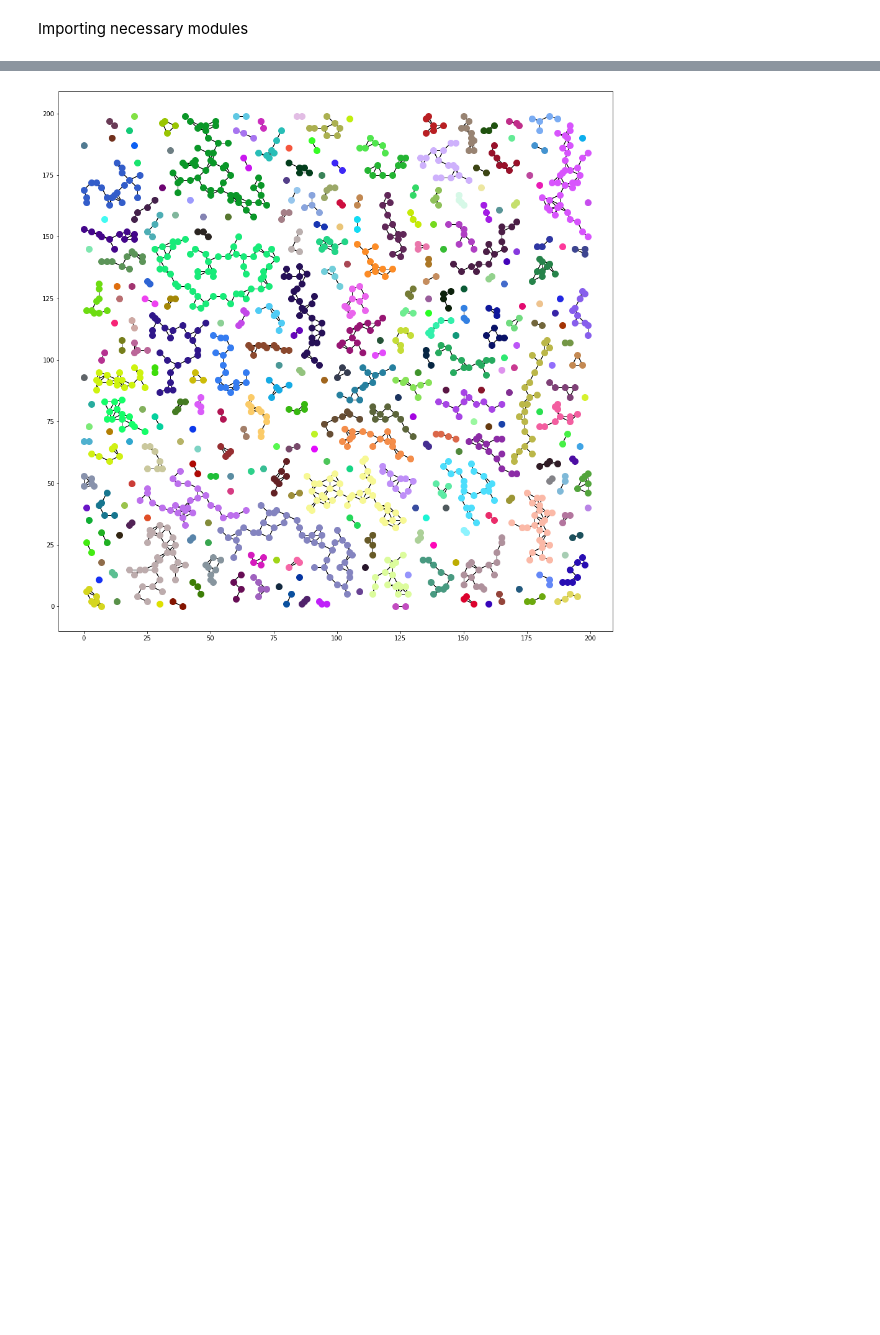
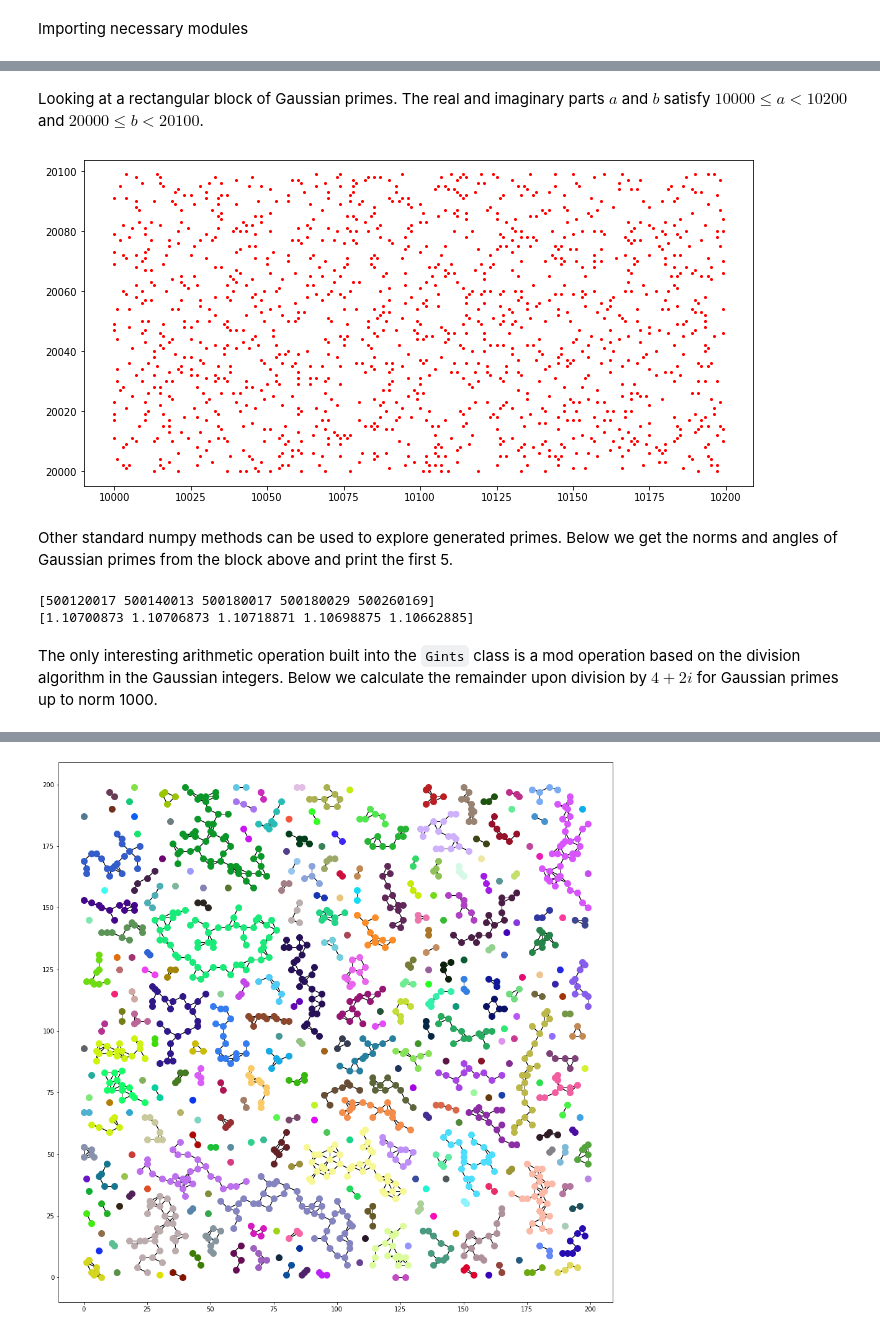
Before and after one commit to zebengberg/gaussian-integer-sieve, a Jupyter notebook: python/examples.ipynb, the cells around one changed output, grey strips where cells are left out. Cells and saved outputs as stored; diff of their text form; code cells hidden in the pictures; blank space fills up the shorter version.

```diff
--- a/python/examples.ipynb
+++ b/python/examples.ipynb
@@ -57,0 +53,19 @@ True
+# %% [markdown]
+Looking at a rectangular block of Gaussian primes. The real and imaginary parts $a$ and $b$ satisfy $10000 \le a < 10200$ and $20000 \le b < 20100$.
+# %%
+b = gprimes_in_block(10000, 20000, 200, 100)
+b.plot()
+# %% [output]
+[figure, added]
+# %% [markdown]
+Other standard numpy methods can be used to explore generated primes. Below we get the norms and angles of Gaussian primes from the block above and print the first 5.
+# %%
+norms = b[0] ** 2 + b[1] ** 2
+angles = np.arctan2(b[1], b[0])
+print(norms[:5])
+print(angles[:5])
+# %% [output]
+[500120017 500140013 500180017 500180029 500260169]
+[1.10700873 1.10706873 1.10718871 1.10698875 1.10662885]
+# %% [markdown]
+The only interesting arithmetic operation built into the `Gints` class is a mod operation based on the division algorithm in the Gaussian integers. Below we calculate the remainder upon division by $4 + 2i$ for Gaussian primes up to norm 1000.
```
Also changed, not shown: parts of 21 cells of this notebook, 3 other files.
